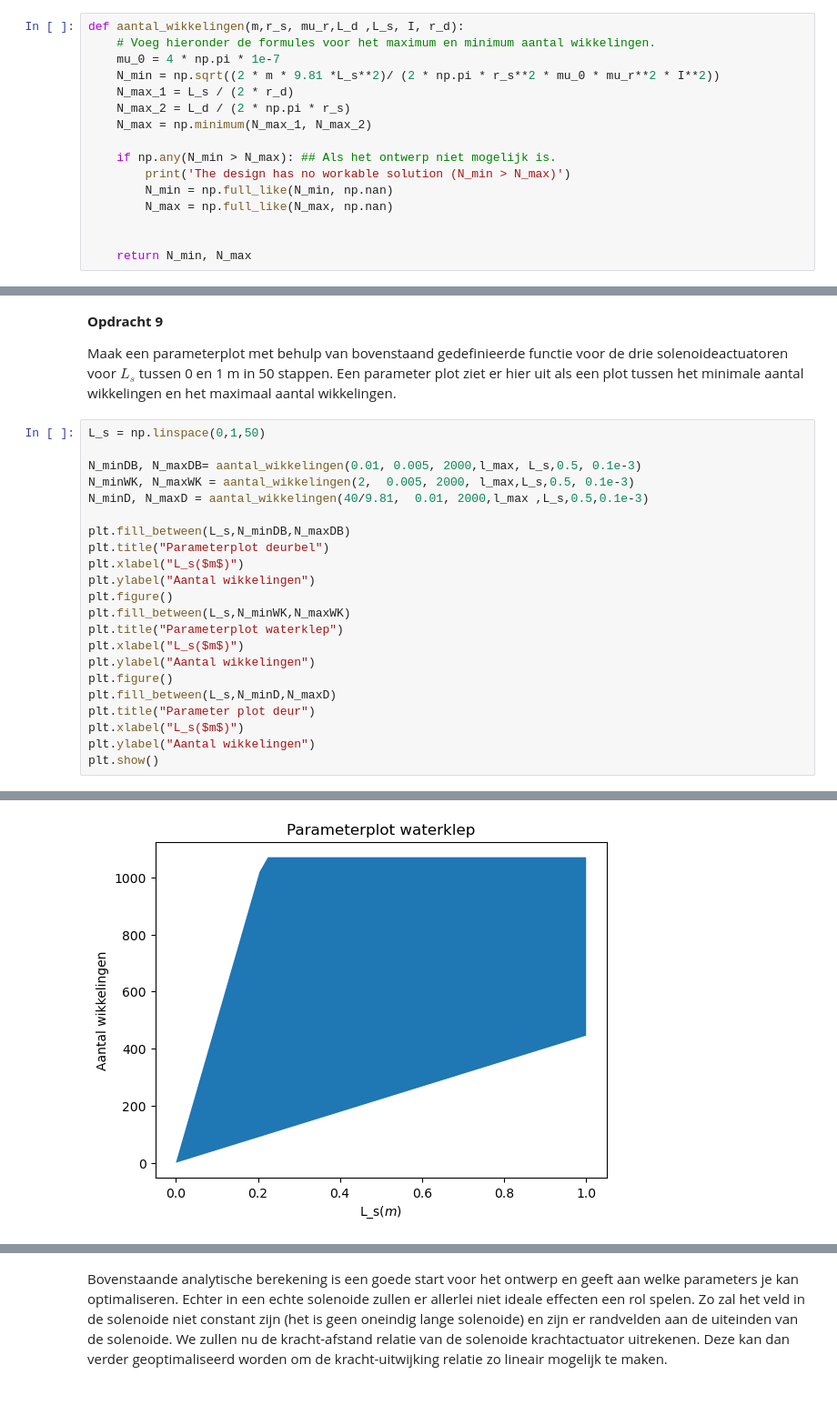
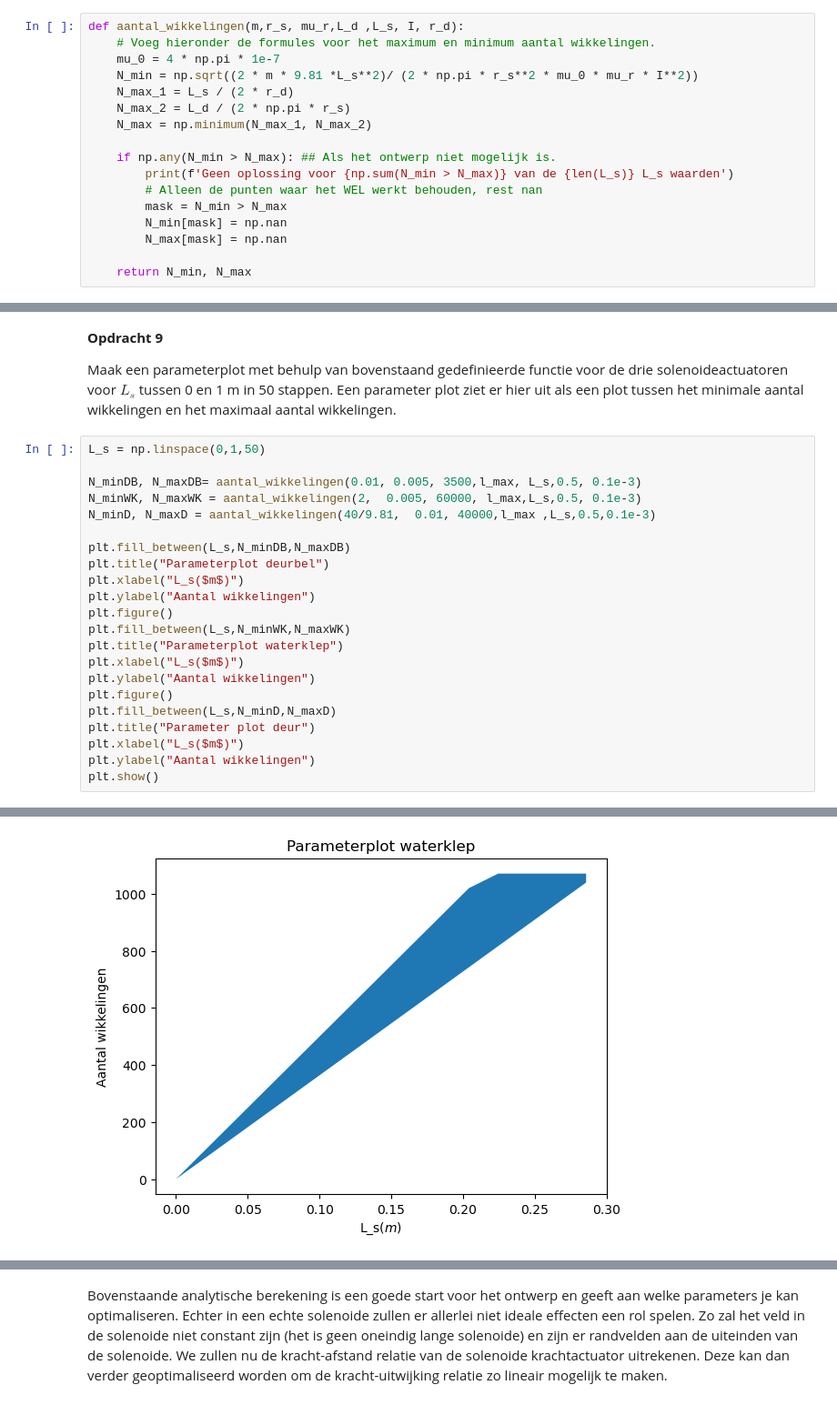
Before and after one commit to jasperbom747-creator/opdrachten-DEF-D-Jasper-Bom, a Jupyter notebook: DigitaleOntwerpopdrachten/Digitale opdracht 2/2KrachtactuatorOpdracht/KrachtactuatorOpdracht.ipynb, the cells around one changed output, grey strips where cells are left out. Shown at 91% size. Saved outputs shown, nothing was run; the diff lists cells and outputs as text.

```diff
--- a/DigitaleOntwerpopdrachten/Digitale opdracht 2/2KrachtactuatorOpdracht/KrachtactuatorOpdracht.ipynb
+++ b/DigitaleOntwerpopdrachten/Digitale opdracht 2/2KrachtactuatorOpdracht/KrachtactuatorOpdracht.ipynb
@@ -189,16 +188,17 @@ Plaats hier een png met jullie eventuele analytische afleiding.
 def aantal_wikkelingen(m,r_s, mu_r,L_d ,L_s, I, r_d):
     # Voeg hieronder de formules voor het maximum en minimum aantal wikkelingen.
     mu_0 = 4 * np.pi * 1e-7
-    N_min = np.sqrt((2 * m * 9.81 *L_s**2)/ (2 * np.pi * r_s**2 * mu_0 * mu_r**2 * I**2))
+    N_min = np.sqrt((2 * m * 9.81 *L_s**2)/ (2 * np.pi * r_s**2 * mu_0 * mu_r * I**2))
     N_max_1 = L_s / (2 * r_d)
     N_max_2 = L_d / (2 * np.pi * r_s)
     N_max = np.minimum(N_max_1, N_max_2)
 
     if np.any(N_min > N_max): ## Als het ontwerp niet mogelijk is.
-        print('The design has no workable solution (N_min > N_max)')
-        N_min = np.full_like(N_min, np.nan)
-        N_max = np.full_like(N_max, np.nan)
-
+        print(f'Geen oplossing voor {np.sum(N_min > N_max)} van de {len(L_s)} L_s waarden')
+        # Alleen de punten waar het WEL werkt behouden, rest nan
+        mask = N_min > N_max
+        N_min[mask] = np.nan
+        N_max[mask] = np.nan
 
     return N_min, N_max
 # %% [markdown]
@@ -222,9 +222,9 @@ Maak een parameterplot met behulp van bovenstaand gedefinieerde functie voor de
 # %%
 L_s = np.linspace(0,1,50)
 
-N_minDB, N_maxDB= aantal_wikkelingen(0.01, 0.005, 2000,l_max, L_s,0.5, 0.1e-3)
-N_minWK, N_maxWK = aantal_wikkelingen(2,  0.005, 2000, l_max,L_s,0.5, 0.1e-3)
-N_minD, N_maxD = aantal_wikkelingen(40/9.81,  0.01, 2000,l_max ,L_s,0.5,0.1e-3)
+N_minDB, N_maxDB= aantal_wikkelingen(0.01, 0.005, 3500,l_max, L_s,0.5, 0.1e-3)
+N_minWK, N_maxWK = aantal_wikkelingen(2,  0.005, 60000, l_max,L_s,0.5, 0.1e-3)
+N_minD, N_maxD = aantal_wikkelingen(40/9.81,  0.01, 40000,l_max ,L_s,0.5,0.1e-3)
 
 plt.fill_between(L_s,N_minDB,N_maxDB)
 plt.title("Parameterplot deurbel")
@@ -246 +248 @@ plt.show()
-[figure, old version]
+[figure, new version]
```
Also changed, not shown: parts of 14 cells of this notebook.
